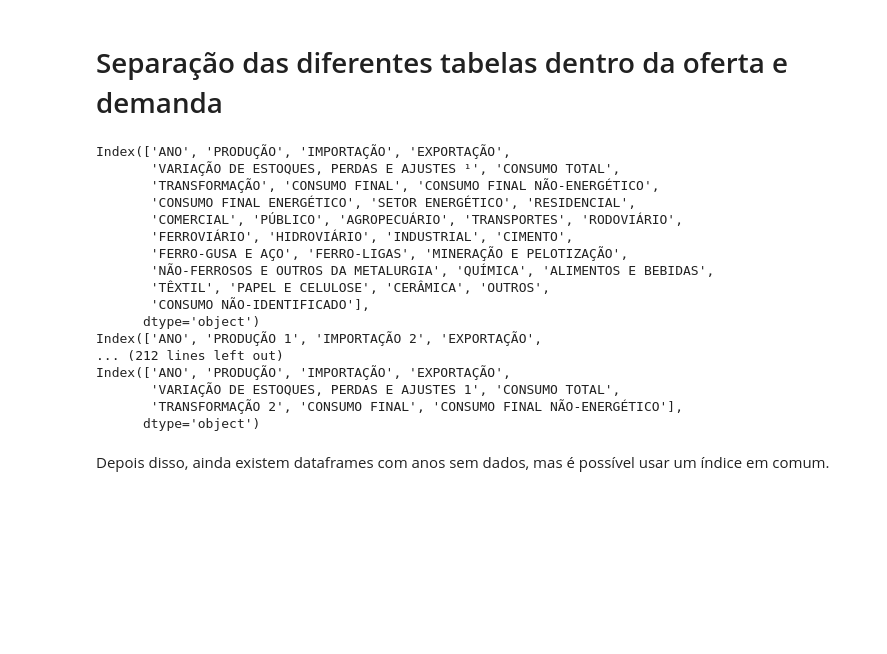
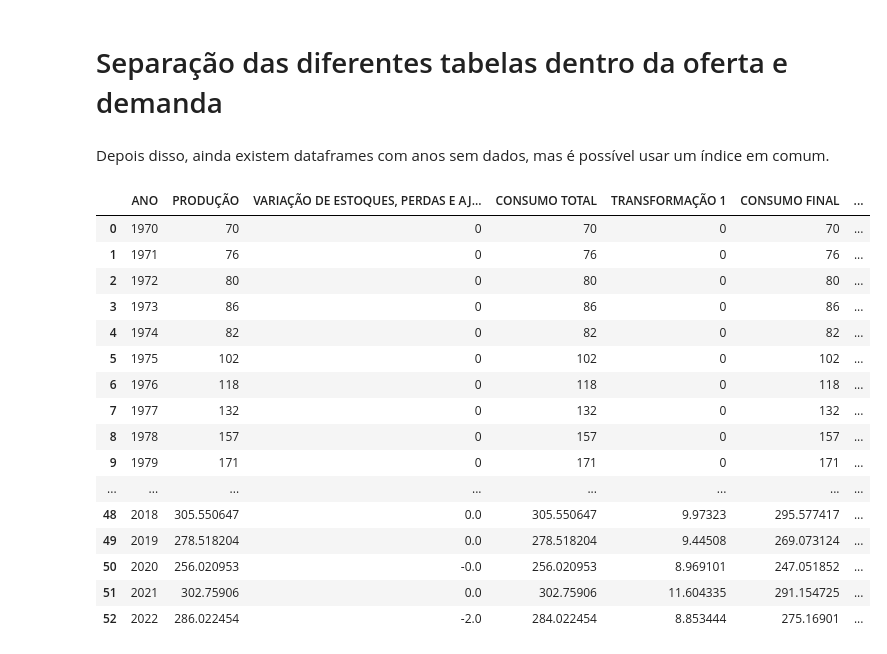
Before and after one commit to scrrpfv/projeto-ip, a Jupyter notebook: Limpezas/limpeza_oferta_demanda.ipynb, the cells around one changed output. Saved outputs shown, nothing was run; the diff lists cells and outputs as text; code cells hidden in the pictures; blank space fills up the shorter version.

Commit message:
Algumas mudanças de compatibilidade, mas os anos ainda estão com índices diferentes em algumas bases de dados

```diff
--- a/Limpezas/limpeza_oferta_demanda.ipynb
+++ b/Limpezas/limpeza_oferta_demanda.ipynb
@@ -44,32 +44,42 @@ dictd = {
     'Produtos_não_Energéticos_de_Petróleo': pd.read_excel('../databases/Dados EPE/Oferta e Demanda de Energia por Fonte.xlsx', header=824, usecols='A:BB', nrows=833-824-1).transpose()
 }
 # %%
-dict = {}
+dict_oferta_demanda = {}
 for i in dictd:
     df = dictd[i]
+
+    # Reseta os índices que estavam errados
     df.reset_index(inplace=True)
-    headers = pd.Series([v.strip() for v in df.iloc[0].values])
+
+    # Troca os headers
+    headers = pd.Series([str(v).strip() for v in df.iloc[0].values])
+    headers[0] = 'ANO'
     df.columns = headers
     df.drop(index=0, axis=0, inplace=True)
-    df.rename(columns={'FLUXO': 'ANO'}, inplace=True)
-    dict[i] = df
+
+    # Reseta o indice para que 1970 seja 0
+    df.reset_index(drop=True, inplace=True)
+
+    dict_oferta_demanda[i] = df
-# %% [output]
-Index(['ANO', 'PRODUÇÃO', 'IMPORTAÇÃO', 'EXPORTAÇÃO',
-       'VARIAÇÃO DE ESTOQUES, PERDAS E AJUSTES ¹', 'CONSUMO TOTAL',
-       'TRANSFORMAÇÃO', 'CONSUMO FINAL', 'CONSUMO FINAL NÃO-ENERGÉTICO',
-       'CONSUMO FINAL ENERGÉTICO', 'SETOR ENERGÉTICO', 'RESIDENCIAL',
-       'COMERCIAL', 'PÚBLICO', 'AGROPECUÁRIO', 'TRANSPORTES', 'RODOVIÁRIO',
-       'FERROVIÁRIO', 'HIDROVIÁRIO', 'INDUSTRIAL', 'CIMENTO',
-       'FERRO-GUSA E AÇO', 'FERRO-LIGAS', 'MINERAÇÃO E PELOTIZAÇÃO',
-       'NÃO-FERROSOS E OUTROS DA METALURGIA', 'QUÍMICA', 'ALIMENTOS E BEBIDAS',
-       'TÊXTIL', 'PAPEL E CELULOSE', 'CERÂMICA', 'OUTROS',
-       'CONSUMO NÃO-IDENTIFICADO'],
-      dtype='object')
-Index(['ANO', 'PRODUÇÃO 1', 'IMPORTAÇÃO 2', 'EXPORTAÇÃO',
-... (212 lines left out)
-Index(['ANO', 'PRODUÇÃO', 'IMPORTAÇÃO', 'EXPORTAÇÃO',
-       'VARIAÇÃO DE ESTOQUES, PERDAS E AJUSTES 1', 'CONSUMO TOTAL',
-       'TRANSFORMAÇÃO 2', 'CONSUMO FINAL', 'CONSUMO FINAL NÃO-ENERGÉTICO'],
-      dtype='object')
 # %% [markdown]
 Depois disso, ainda existem dataframes com anos sem dados, mas é possível usar um índice em comum.
+# %%
+dict_oferta_demanda['Alcatrão']
+# %% [output]
+|  | ANO | PRODUÇÃO | VARIAÇÃO DE ESTOQUES, PERDAS E AJ... | CONSUMO TOTAL | TRANSFORMAÇÃO 1 | CONSUMO FINAL | ... |
+| 0 | 1970 | 70 | 0 | 70 | 0 | 70 | ... |
+| 1 | 1971 | 76 | 0 | 76 | 0 | 76 | ... |
+| 2 | 1972 | 80 | 0 | 80 | 0 | 80 | ... |
+| 3 | 1973 | 86 | 0 | 86 | 0 | 86 | ... |
+| 4 | 1974 | 82 | 0 | 82 | 0 | 82 | ... |
+| 5 | 1975 | 102 | 0 | 102 | 0 | 102 | ... |
+| 6 | 1976 | 118 | 0 | 118 | 0 | 118 | ... |
+| 7 | 1977 | 132 | 0 | 132 | 0 | 132 | ... |
+| 8 | 1978 | 157 | 0 | 157 | 0 | 157 | ... |
+| 9 | 1979 | 171 | 0 | 171 | 0 | 171 | ... |
+| ... | ... | ... | ... | ... | ... | ... | ... |
+| 48 | 2018 | 305.550647 | 0.0 | 305.550647 | 9.97323 | 295.577417 | ... |
+| 49 | 2019 | 278.518204 | 0.0 | 278.518204 | 9.44508 | 269.073124 | ... |
+| 50 | 2020 | 256.020953 | -0.0 | 256.020953 | 8.969101 | 247.051852 | ... |
+| 51 | 2021 | 302.75906 | 0.0 | 302.75906 | 11.604335 | 291.154725 | ... |
+| 52 | 2022 | 286.022454 | -2.0 | 284.022454 | 8.853444 | 275.16901 | ... |
```
Also changed, not shown: 5 other files.
